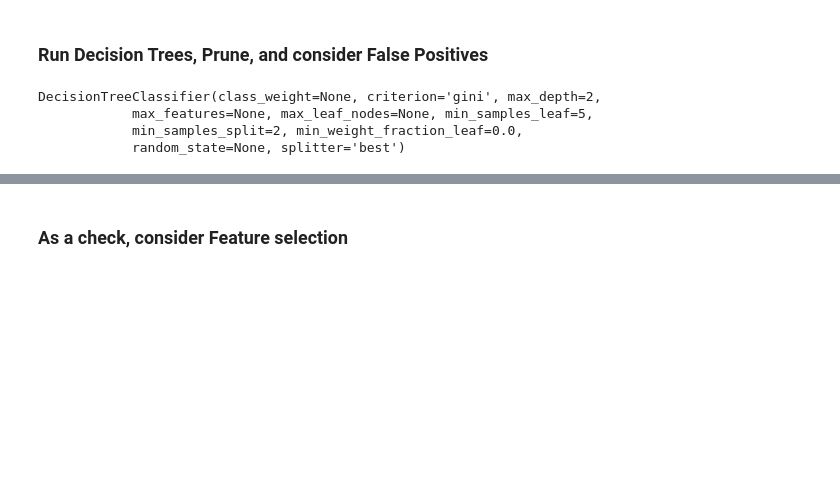
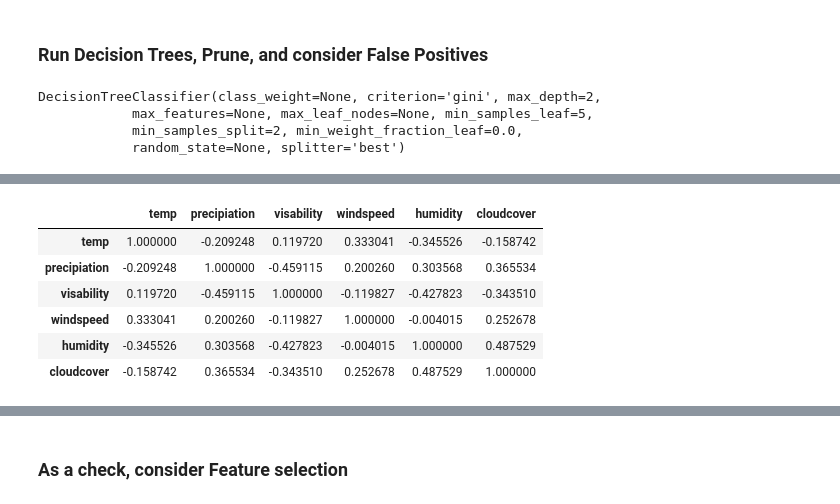
Before and after one commit to lovettbarron/caltrain-predict, a Jupyter notebook: 07focus_decision_tree.ipynb, the cells around one changed output, grey strips where cells are left out. Drawn from its saved outputs; the diff is of its cells as text; code cells hidden in the pictures; blank space fills up the shorter version.

```diff
--- a/07focus_decision_tree.ipynb
+++ b/07focus_decision_tree.ipynb
@@ -158,3 +158,13 @@ ImportanceDataFrame.sort_values(by = ['importance'],ascending = 0)
+# %%
+df[['temp','precipiation','visability','windspeed','humidity','cloudcover']].corr()
+# %% [output]
+|  | temp | precipiation | visability | windspeed | humidity | cloudcover |
+| temp | 1.000000 | -0.209248 | 0.119720 | 0.333041 | -0.345526 | -0.158742 |
+| precipiation | -0.209248 | 1.000000 | -0.459115 | 0.200260 | 0.303568 | 0.365534 |
+| visability | 0.119720 | -0.459115 | 1.000000 | -0.119827 | -0.427823 | -0.343510 |
+| windspeed | 0.333041 | 0.200260 | -0.119827 | 1.000000 | -0.004015 | 0.252678 |
+| humidity | -0.345526 | 0.303568 | -0.427823 | -0.004015 | 1.000000 | 0.487529 |
+| cloudcover | -0.158742 | 0.365534 | -0.343510 | 0.252678 | 0.487529 | 1.000000 |
 # %%
 # http://scikit-learn.org/stable/auto_examples/model_selection/plot_confusion_matrix.html#example-model-selection-plot-confusion-matrix-py
 def plot_confusion_matrix(cm, title='Confusion matrix', cmap=plt.cm.Blues):
```
Also changed, not shown: parts of 13 cells of this notebook, 1 other file.
